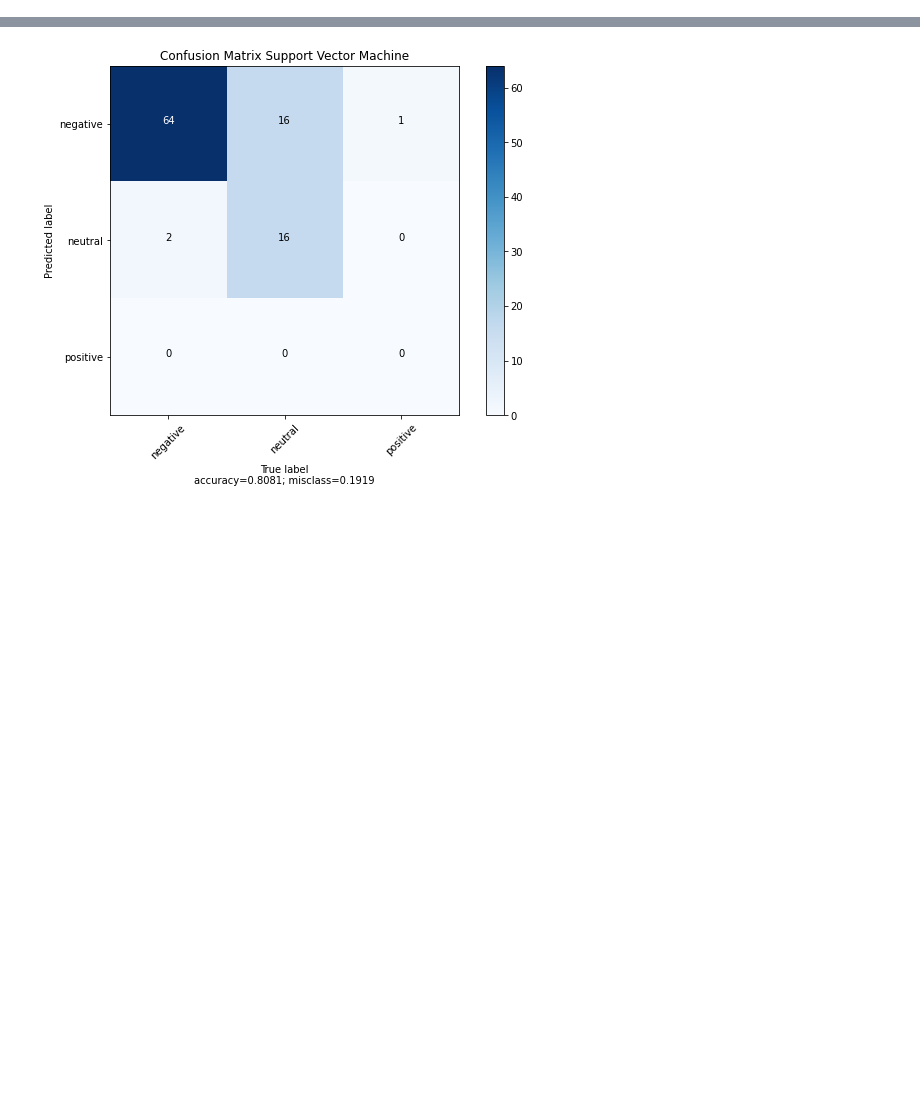
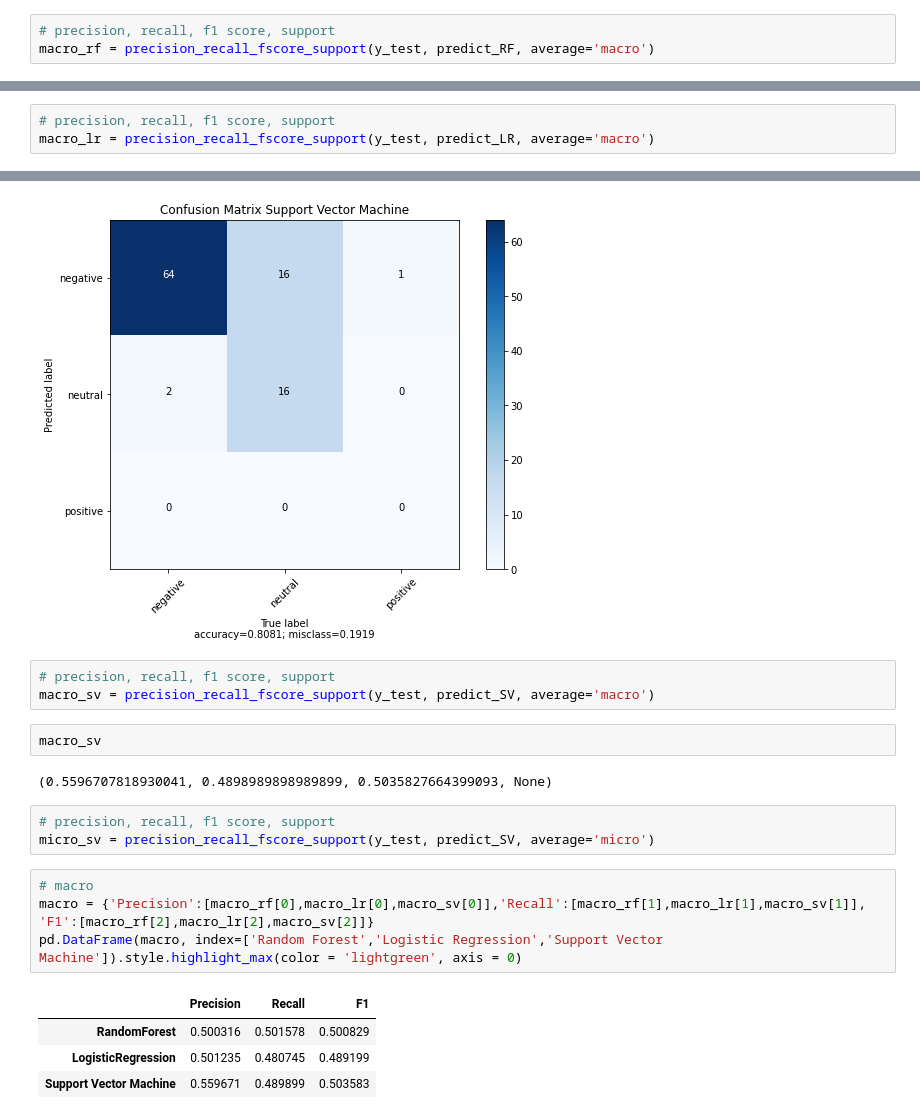
Before and after one commit to nadhifikbarw/ep-dataset, a Jupyter notebook: main.ipynb, the cells around one changed output, grey strips where cells are left out. Cells and saved outputs as stored; diff of their text form; blank space fills up the shorter version.

```diff
--- a/main.ipynb
+++ b/main.ipynb
@@ -4476,0 +4479,3 @@ Accuracy Random Forest Classifier:  0.7676767676767676
+# %%
+# precision, recall, f1 score, support
+macro_rf = precision_recall_fscore_support(y_test, predict_RF, average='macro')
@@ -4484,3 +4492,6 @@ plot_confusion_matrix(cm           = confusion_matrix(predict_LR, y_test),
 # %% [output]
 Accuracy Logistic Regression:  0.7575757575757576
 [figure]
+# %%
+# precision, recall, f1 score, support
+macro_lr = precision_recall_fscore_support(y_test, predict_LR, average='macro')
@@ -4494,3 +4508,22 @@ plot_confusion_matrix(cm           = confusion_matrix(predict_SV, y_test),
 # %% [output]
 Accuracy Suport Vector Machine:  0.8080808080808081
 [figure]
+# %%
+# precision, recall, f1 score, support
+macro_sv = precision_recall_fscore_support(y_test, predict_SV, average='macro')
+# %%
+macro_sv
+# %% [output]
+(0.5596707818930041, 0.4898989898989899, 0.5035827664399093, None)
+# %%
+# precision, recall, f1 score, support
+micro_sv = precision_recall_fscore_support(y_test, predict_SV, average='micro')
+# %%
+# macro
+macro = {'Precision':[macro_rf[0],macro_lr[0],macro_sv[0]],'Recall':[macro_rf[1],macro_lr[1],macro_sv[1]], 'F1':[macro_rf[2],macro_lr[2],macro_sv[2]]}
+pd.DataFrame(macro, index=['Random Forest','Logistic Regression','Support Vector Machine']).style.highlight_max(color = 'lightgreen', axis = 0)
+# %% [output]
+|  | Precision | Recall | F1 |
+| RandomForest | 0.500316 | 0.501578 | 0.500829 |
+| LogisticRegression | 0.501235 | 0.480745 | 0.489199 |
+| Support Vector Machine | 0.559671 | 0.489899 | 0.503583 |
```
Also changed, not shown: parts of 7 cells of this notebook.
